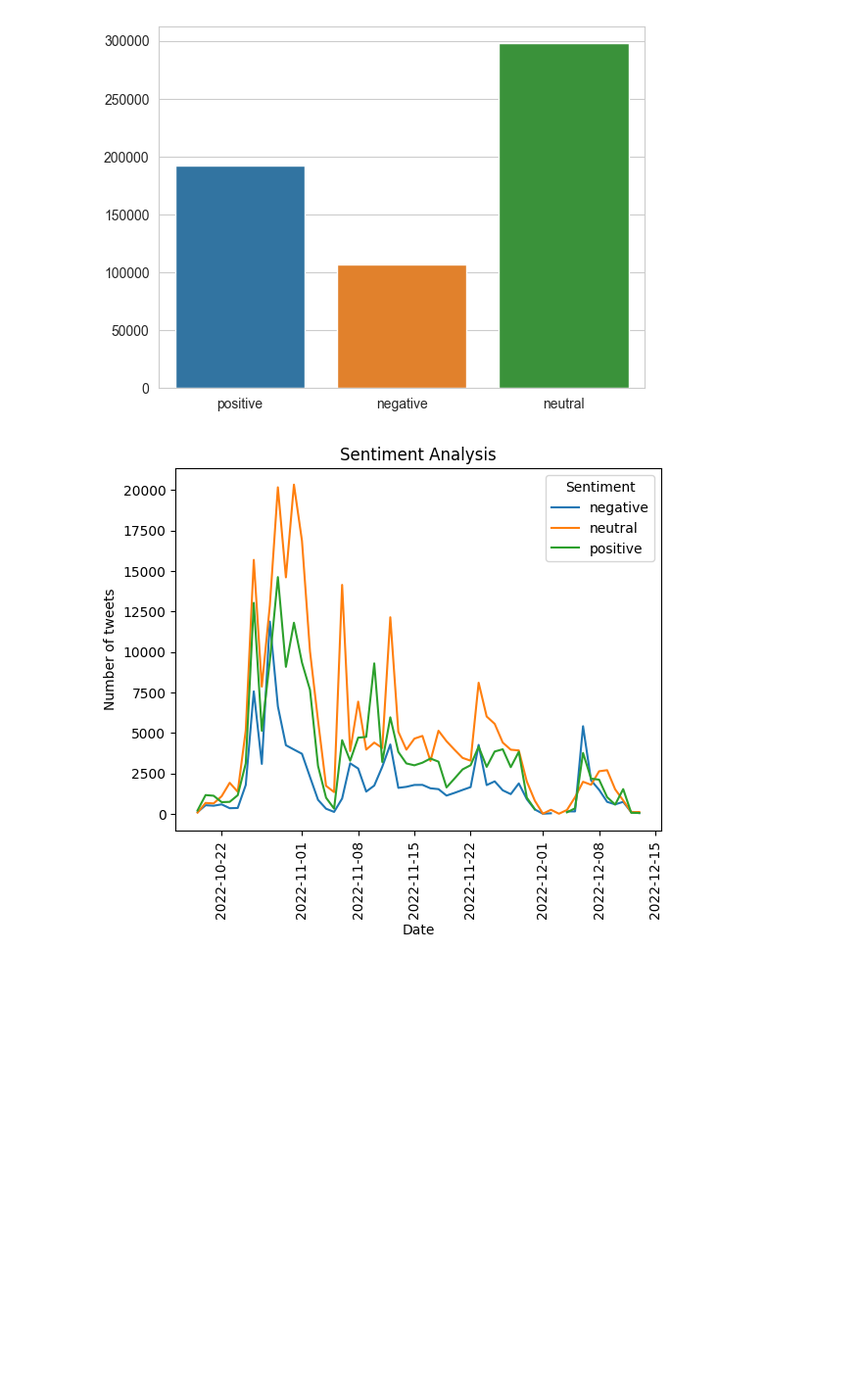
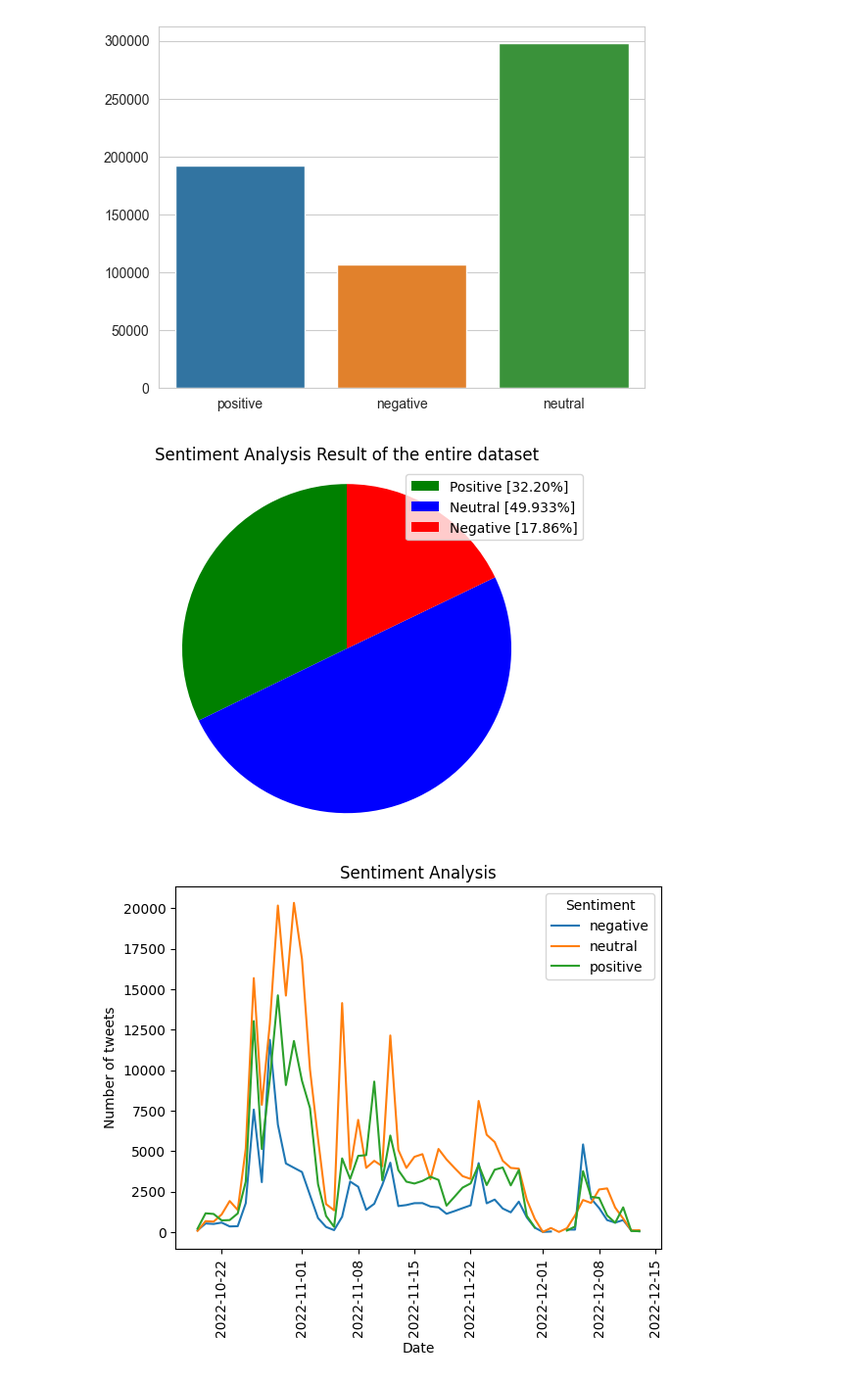
Before and after one commit to Jimpoz/SocialNetworkAnalysisProject, a Jupyter notebook: WorkingWithData.ipynb, the cells around one changed output. Shown at 98% size. Cells and saved outputs as stored; diff of their text form; code cells hidden in the pictures; blank space fills up the shorter version.

Commit message:
Creazione piechart dei sentimenti

```diff
--- a/WorkingWithData.ipynb
+++ b/WorkingWithData.ipynb
@@ -99,6 +99,28 @@ sns.barplot(x=['positive','negative','neutral'], y=[pos,neg,neu])
 # %% [output]
 <AxesSubplot: >
 [figure]
+# %%
+#PIE CHART DI TUTTI I TWEET
+import pandas as pd
+import matplotlib.pyplot as plt
+import seaborn as sns
+tweettotdf = pd.read_csv("C:\\Users\\Jimpo\\Desktop\\SNAgithub\\csv\\TweetTotali_py.csv", dtype = {'created_at':'str'}, low_memory=False )
+Positive = tweettotdf['Sentiment'].value_counts()['positive']
+Negative = tweettotdf['Sentiment'].value_counts()['negative']
+Neutral = tweettotdf['Sentiment'].value_counts()['neutral']
+
+#pie chart of sentiments of tweettotdf dataset
+labels = ["Positive ["+str((Positive/596374)*100)[:-12]+"%]" , "Neutral ["+str((Neutral/596374)*100)[:-12]+"%]","Negative ["+str((Negative/596374)*100)[:-12]+"%]"]
+sizes = [Positive, Neutral, Negative]
+colors = ["green", "blue","red"]
+patches, texts = plt.pie(sizes,colors=colors, startangle=90)
+plt.style.use("default")
+plt.legend(labels)
+plt.title("Sentiment Analysis Result of the entire dataset")
+plt.axis("equal")
+plt.show()
+# %% [output]
+[figure, added]
 # %%
 #3 LINES CHART DAL FILE TWEET TOTALI CSV FATTO CON PYTHON
 import matplotlib.pyplot as plt
```
Also changed, not shown: parts of 1 cell of this notebook, 3 other files.
